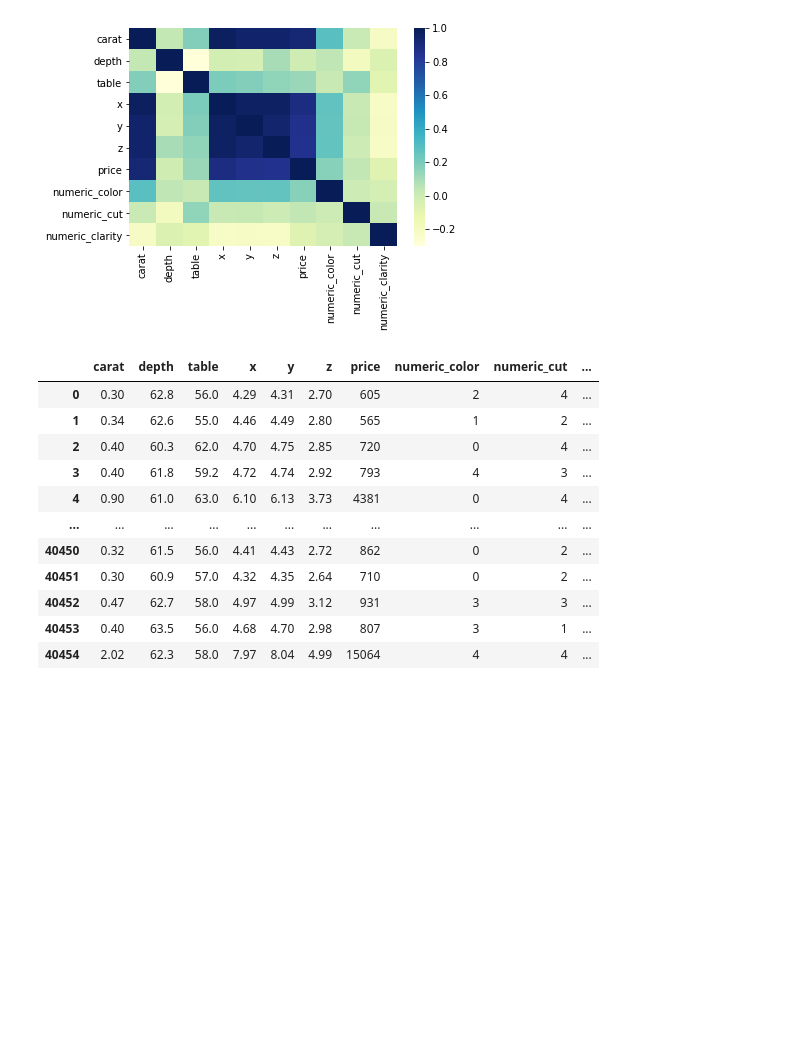
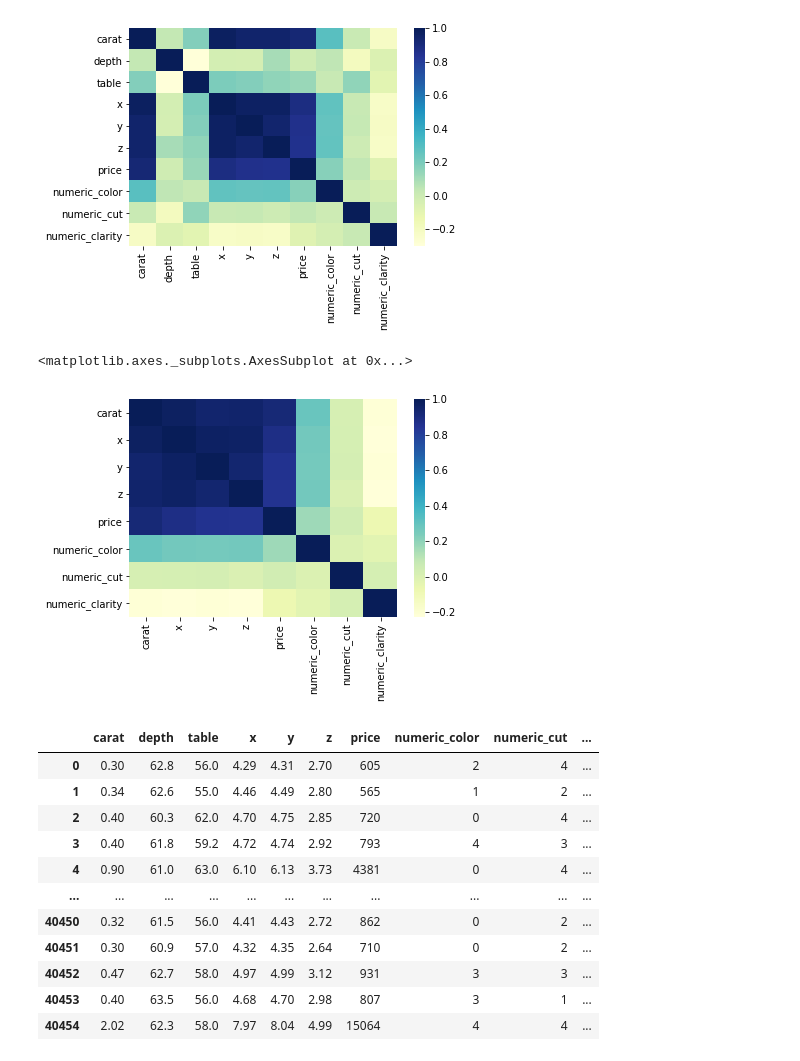
Before and after one commit to CarlosSanzDGP/DiamondsPrediction, a Jupyter notebook: conelvideo.ipynb, the cells around one changed output. Saved outputs shown, nothing was run; the diff lists cells and outputs as text; code cells hidden in the pictures; blank space fills up the shorter version.

```diff
--- a/conelvideo.ipynb
+++ b/conelvideo.ipynb
@@ -175,3 +175,12 @@ sns.heatmap(correl, cmap="YlGnBu")
 # %% [output]
 <matplotlib.axes._subplots.AxesSubplot at 0x...>
 [figure]
+# %%
+#elimino tambien depth y table
+train.drop(["depth", "table"], axis=1, inplace = True)
+# %%
+correl= train.corr()
+sns.heatmap(correl, cmap="YlGnBu")
+# %% [output]
+<matplotlib.axes._subplots.AxesSubplot at 0x...>
+[figure, added]
```
Also changed, not shown: parts of 1 cell of this notebook.
